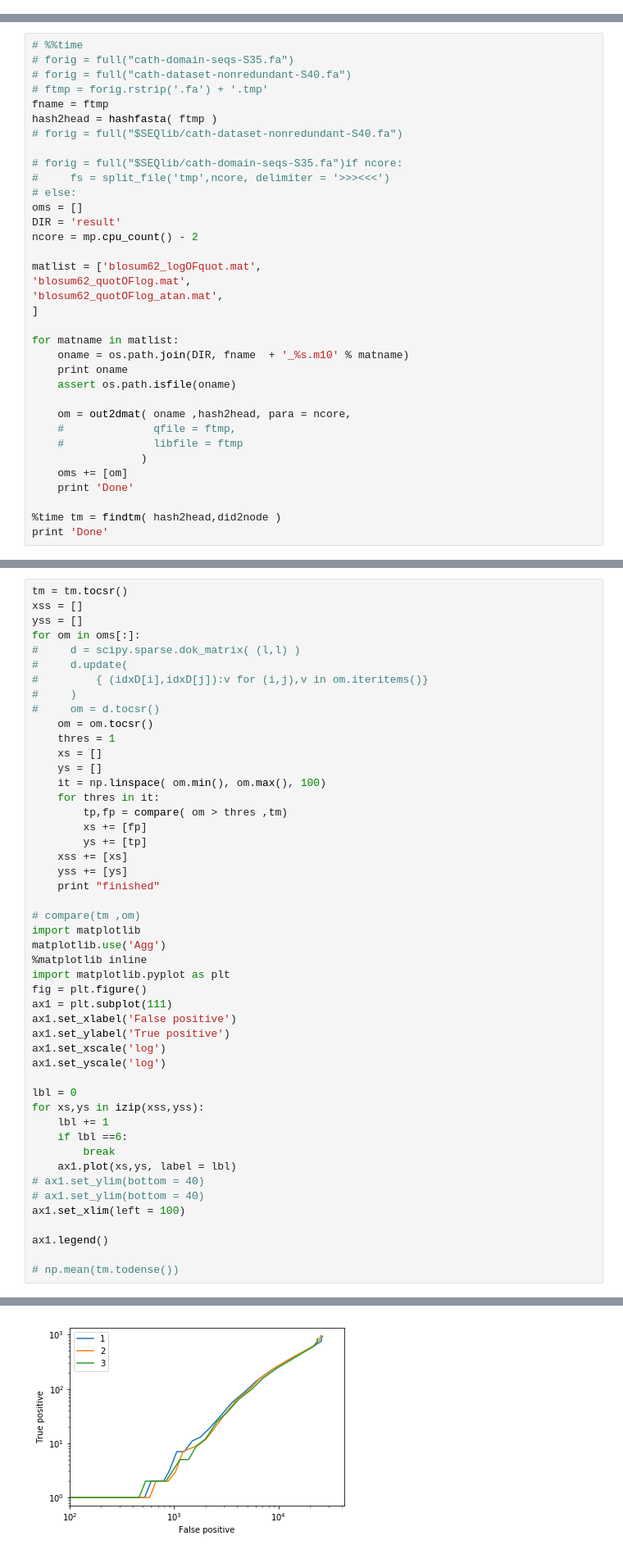
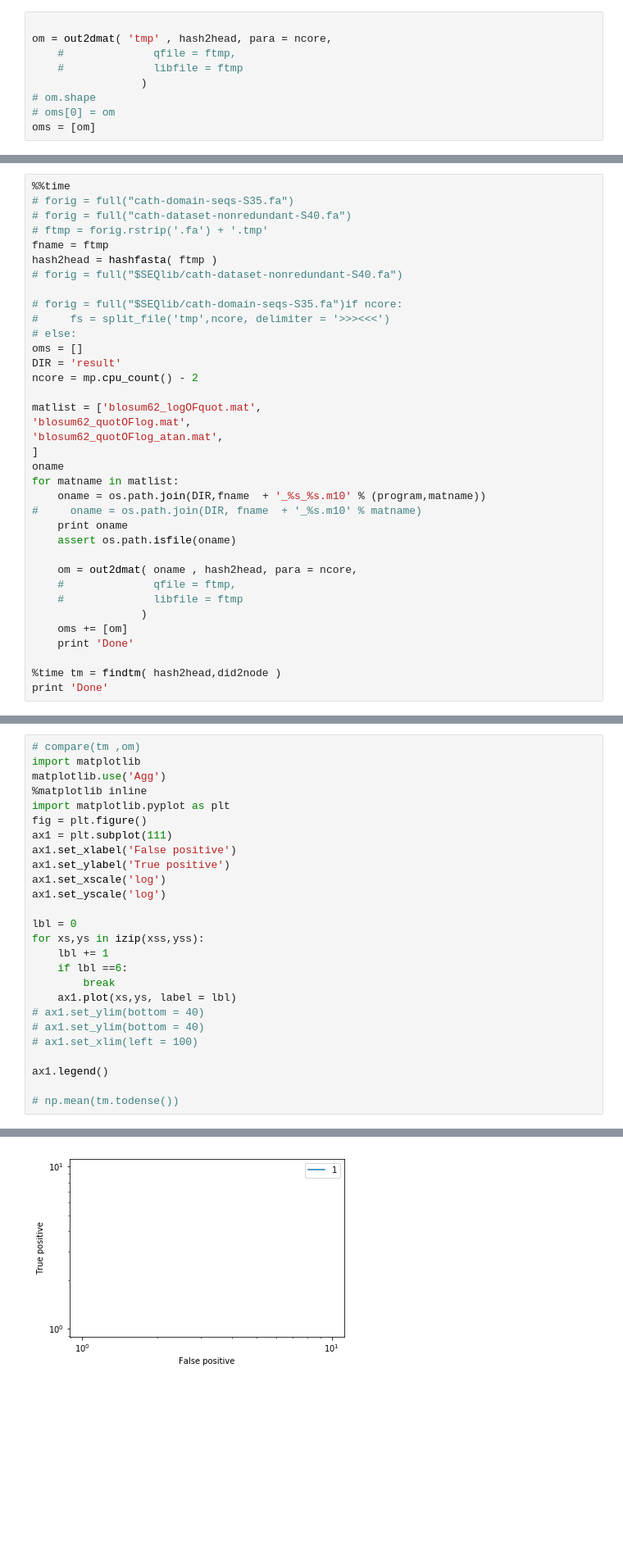
Before and after one commit to shouldsee/blosum, a Jupyter notebook: workflow.ipynb, the cells around one changed output, grey strips where cells are left out. Shown: that part at 82% size. Cells and saved outputs as stored; diff of their text form; blank space fills up the shorter version.

```diff
--- a/workflow.ipynb
+++ b/workflow.ipynb
@@ -326,0 +375,9 @@ Wall time: 11min 32s
+# %%
+
+om = out2dmat( 'tmp' , hash2head, para = ncore,
+    #              qfile = ftmp,
+    #              libfile = ftmp
+                 )
+# om.shape
+# oms[0] = om
+oms = [om]
@@ -327,5 +394,5 @@ Wall time: 11min 32s
 # %%
-# %%time
+%%time
 # forig = full("cath-domain-seqs-S35.fa")
 # forig = full("cath-dataset-nonredundant-S40.fa")
 # ftmp = forig.rstrip('.fa') + '.tmp'
@@ -344,13 +411,14 @@ matlist = ['blosum62_logOFquot.mat',
 'blosum62_quotOFlog.mat',
 'blosum62_quotOFlog_atan.mat',
 ]
-
+oname
 for matname in matlist:
-    oname = os.path.join(DIR, fname  + '_%s.m10' % matname)
+    oname = os.path.join(DIR,fname  + '_%s_%s.m10' % (program,matname))
+#     oname = os.path.join(DIR, fname  + '_%s.m10' % matname)
     print oname
     assert os.path.isfile(oname)
 
-    om = out2dmat( oname ,hash2head, para = ncore,
+    om = out2dmat( oname , hash2head, para = ncore,
     #              qfile = ftmp,
     #              libfile = ftmp
                  )
@@ -380,26 +516,4 @@ Done
 # %%
-tm = tm.tocsr()
-xss = []
-yss = []
-for om in oms[:]:
-#     d = scipy.sparse.dok_matrix( (l,l) )
-#     d.update(
-#         { (idxD[i],idxD[j]):v for (i,j),v in om.iteritems()}
-#     )
-#     om = d.tocsr()
-    om = om.tocsr()
-    thres = 1
-    xs = []
-    ys = []
-    it = np.linspace( om.min(), om.max(), 100)
-    for thres in it:
-        tp,fp = compare( om > thres ,tm)
-        xs += [fp]
-        ys += [tp]
-    xss += [xs]
-    yss += [ys]
-    print "finished"
-
 # compare(tm ,om)
 import matplotlib
 matplotlib.use('Agg')
@@ -420,7 +534,7 @@ for xs,ys in izip(xss,yss):
     ax1.plot(xs,ys, label = lbl)
 # ax1.set_ylim(bottom = 40)
 # ax1.set_ylim(bottom = 40)
-ax1.set_xlim(left = 100)
+# ax1.set_xlim(left = 100)
 
 ax1.legend()
 
@@ -433 +544 @@ finished
-[figure, old version]
+[figure, new version]
```
Also changed, not shown: parts of 31 cells of this notebook, 6 other files.
